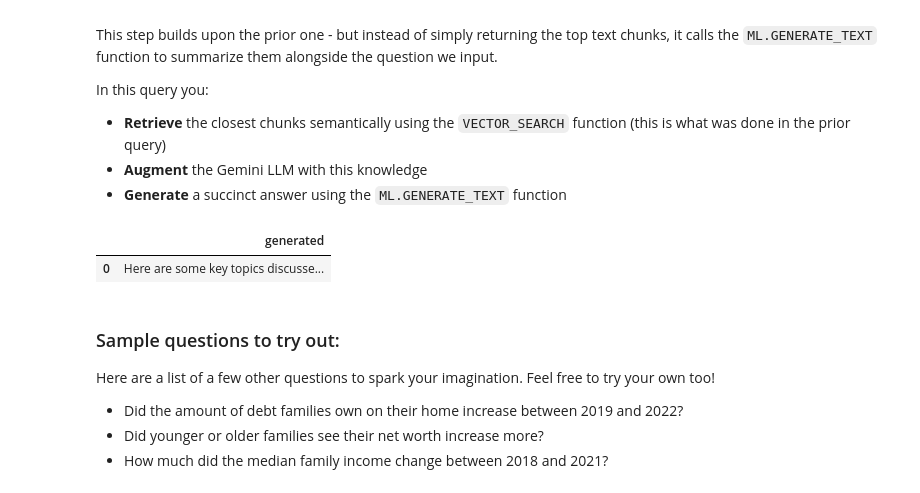
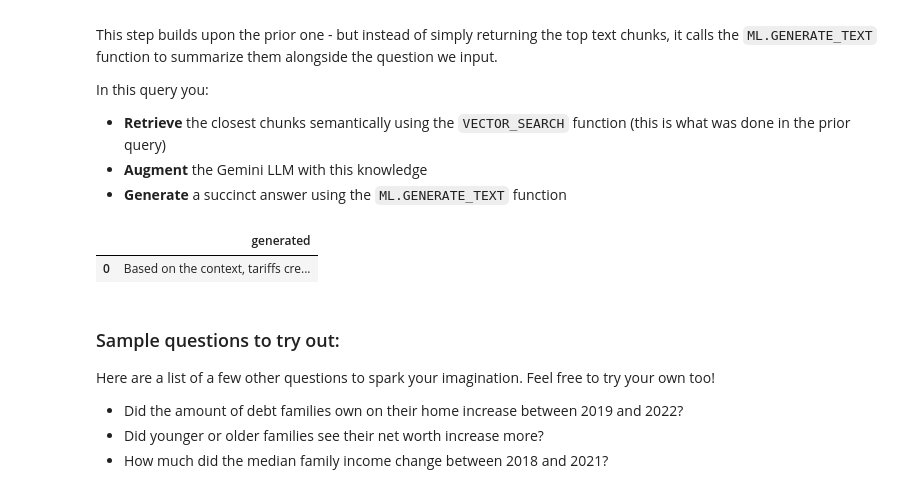
Before and after one commit to bhsivara-cisco/streamlit-example, a Jupyter notebook: gemini/use-cases/retrieval-augmented-generation/rag_with_bigquery.ipynb, the cells around one changed output. Saved outputs shown, nothing was run; the diff lists cells and outputs as text; code cells hidden in the pictures.

```diff
--- a/gemini/use-cases/retrieval-augmented-generation/rag_with_bigquery.ipynb
+++ b/gemini/use-cases/retrieval-augmented-generation/rag_with_bigquery.ipynb
@@ -479,42 +479,37 @@ In this query you:
 %%bigquery --project $PROJECT_ID
 
 SELECT
   ml_generate_text_llm_result AS generated,
   -- prompt -- Commented out, but please feel free to uncomment if you would like to see the full context passed to the Gemini model
 FROM
   ML.GENERATE_TEXT( MODEL `docai_demo.gemini_flash`,
     (
-    SELECT
-    STRING_AGG(FORMAT("context: %s and reference: %s", base.content, base.uri), ',\n') AS prompt,
+    SELECT CONCAT('What is the impact of Tariffs? Be concise and use the following context:',
+    STRING_AGG(FORMAT("context: %s and reference: %s", base.content, base.uri), ',\n')) AS prompt,
     FROM
       VECTOR_SEARCH( TABLE
         `docai_demo.embeddings`,
         'ml_generate_embedding_result',
         (
         SELECT
           ml_generate_embedding_result,
           content AS query
         FROM
           ML.GENERATE_EMBEDDING( MODEL `docai_demo.embedding_model`,
             (
             SELECT
-              'You are a very professional document summarization specialist.'||'\n'||
-              'You need to perform the below 4 tasks.'||'\n'||
-              'a) Please give an overall summary for the entire document in concise bullets.'||'\n'||
-              'b) Please summarize conversations with each Analyst in concise bullets.'||'\n'||
-              'c) Identify themes/topics that were mentioned in order or priority/importance.'||'\n'||
-              'd) What are the sentiments for each topic rated on a scale of 1 through 5 with 1 being a strong negative sentiment and 5 being a strong positive sentiment?' AS content
+              'What is the impact of Tariffs?' AS content
             )
           )
         ),
         top_k => 10,
         OPTIONS => '{"fraction_lists_to_search": 0.01}')
       ),
       STRUCT(512 AS max_output_tokens, TRUE AS flatten_json_output)
   );
 # %% [output]
 |  | generated |
-| 0 | Here are some key topics discusse... |
+| 0 | Based on the context, tariffs cre... |
 # %% [markdown]
 ### Sample questions to try out:
 
```
